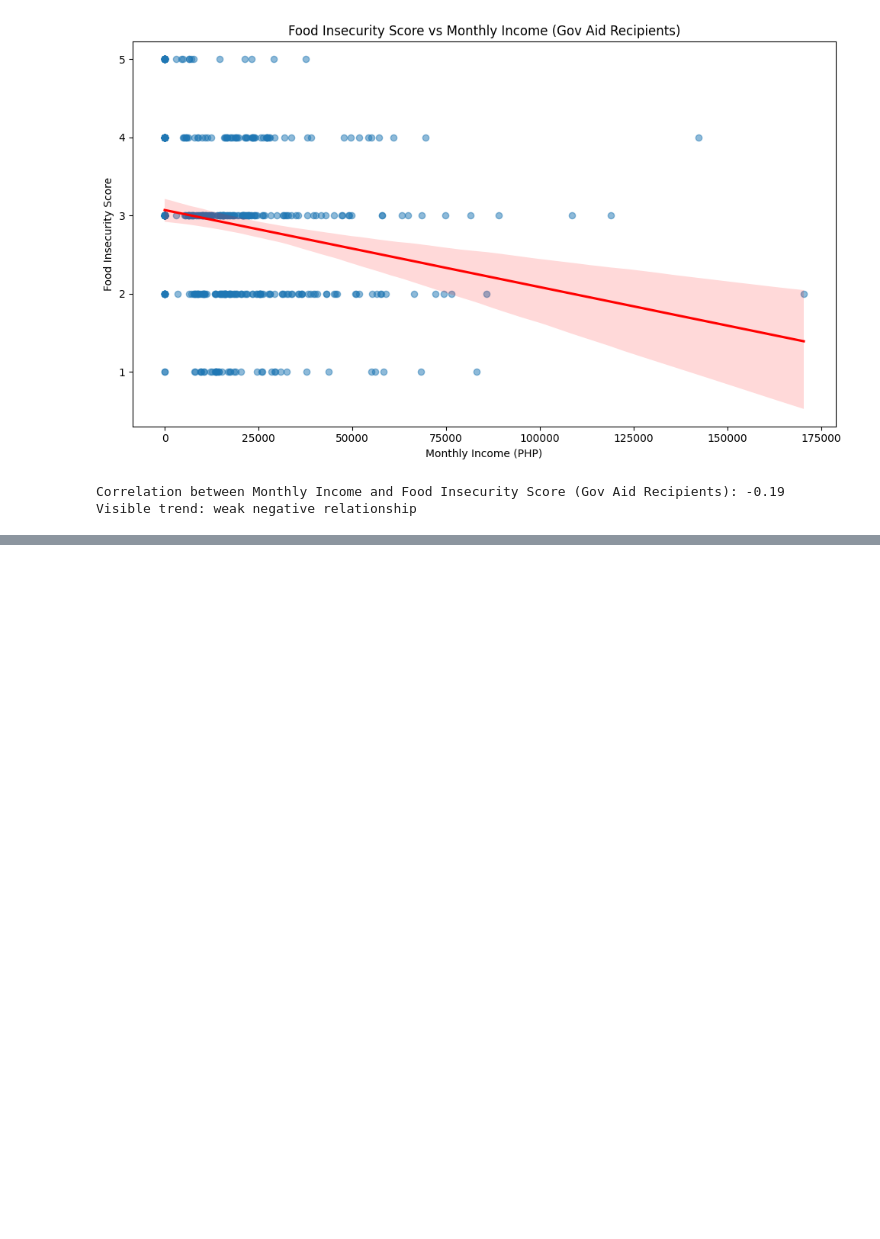
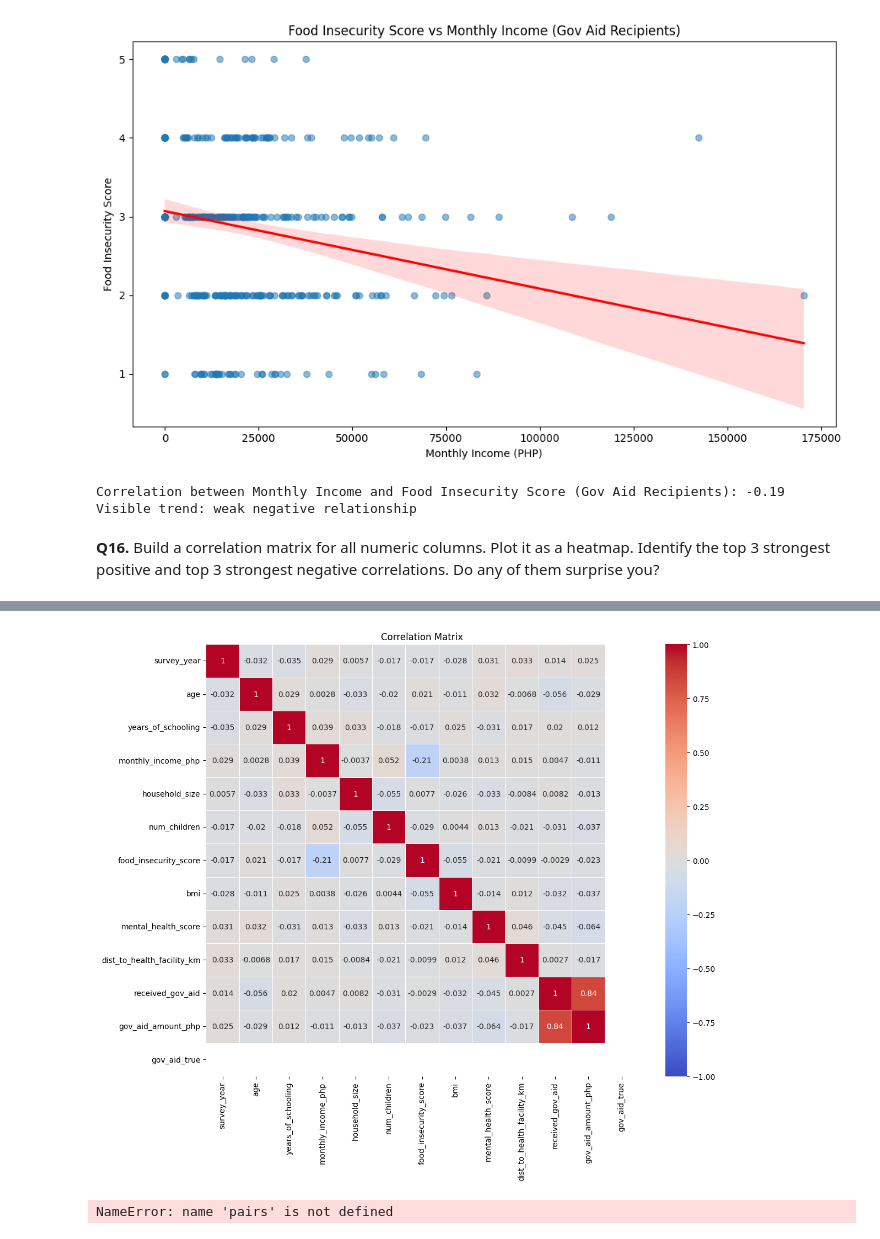
Before and after one commit to Wewds1/EDA, a Jupyter notebook: Ph_survey/notebooks/main.ipynb, the cells around one changed output, grey strips where cells are left out. Saved outputs shown, nothing was run; the diff lists cells and outputs as text; code cells hidden in the pictures; blank space fills up the shorter version.

Commit message:
UPDATE: more eda --learned how to get the top 3s in the correlation matrix

```diff
--- a/Ph_survey/notebooks/main.ipynb
+++ b/Ph_survey/notebooks/main.ipynb
@@ -505,3 +505,34 @@ else:
 [figure]
 Correlation between Monthly Income and Food Insecurity Score (Gov Aid Recipients): -0.19
 Visible trend: weak negative relationship
+# %% [markdown]
+**Q16.** Build a correlation matrix for all numeric columns. Plot it as a heatmap. Identify the top 3 strongest positive and top 3 strongest negative correlations. Do any of them surprise you?
+# %%
+num_cols = df_copy.select_dtypes(include=['float64', 'int64'])
+
+corr = num_cols.corr(numeric_only=True)
+
+display(corr.round(2))
+
+plt.figure(figsize=(12, 10))
+sns.heatmap(corr, annot=True, cmap='coolwarm', center=0, vmin=-1, vmax=1, linewidths=0.5,square=True)
+plt.title('Correlation Matrix')
+plt.tight_layout()
+plt.savefig('../output/q16.png', dpi=150)
+plt.show()
+
+# 4) Get unique variable pairs only (no diagonal, no duplicates)
+upper = corr.where(np.triu(np.ones(corr.shape), k=1).astype(bool))
+pairs = upper.stack().reset_index()
+pairs.columns = ['var_1', 'var_2', 'corr']
+
+# 5) Top 3 strongest positive / negative
+top_pos = pairs.sort_values('corr', ascending=False).head(3)
+top_neg = pairs.sort_values('corr', ascending=True).head(3)
+
+print("Top 3 strongest positive correlations")
+display(top_pos.round(3))
+
+print("Top 3 strongest negative correlations")
+display(top_neg.round(3))
+# %% [output]
@@ -507,0 +553,2 @@ Visible trend: weak negative relationship
+[figure, added]
+NameError: name 'pairs' is not defined
```
Also changed, not shown: parts of 1 cell of this notebook, 1 other file.
